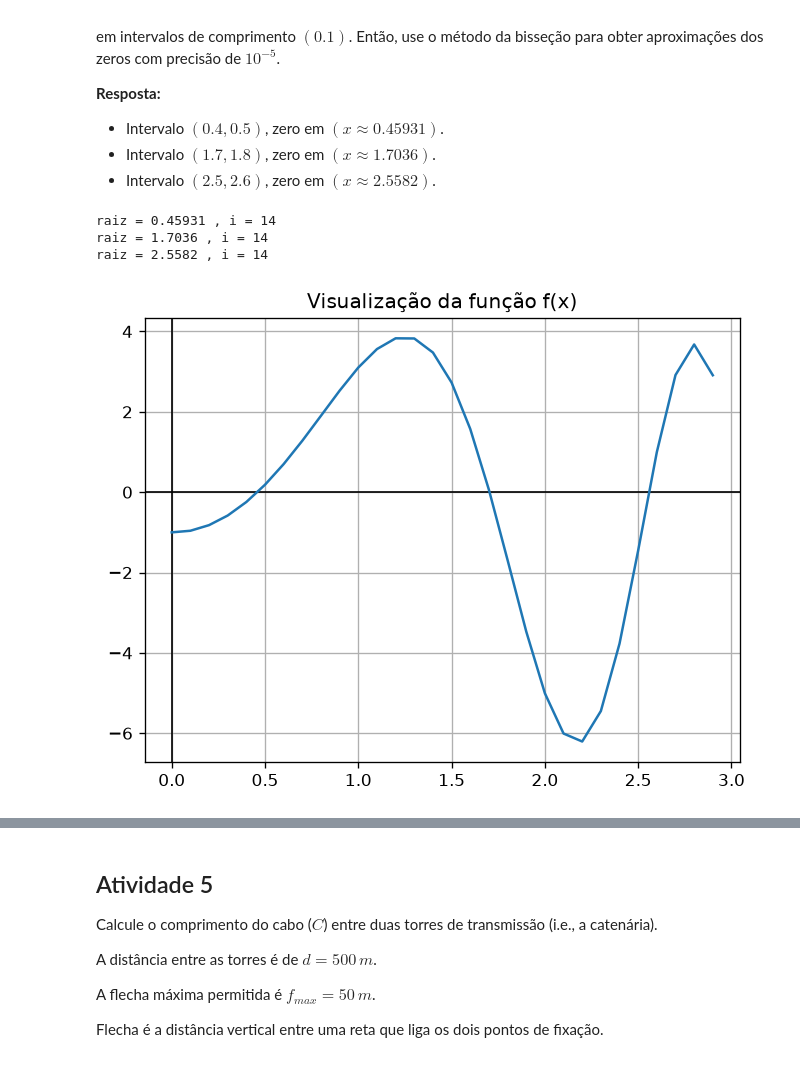
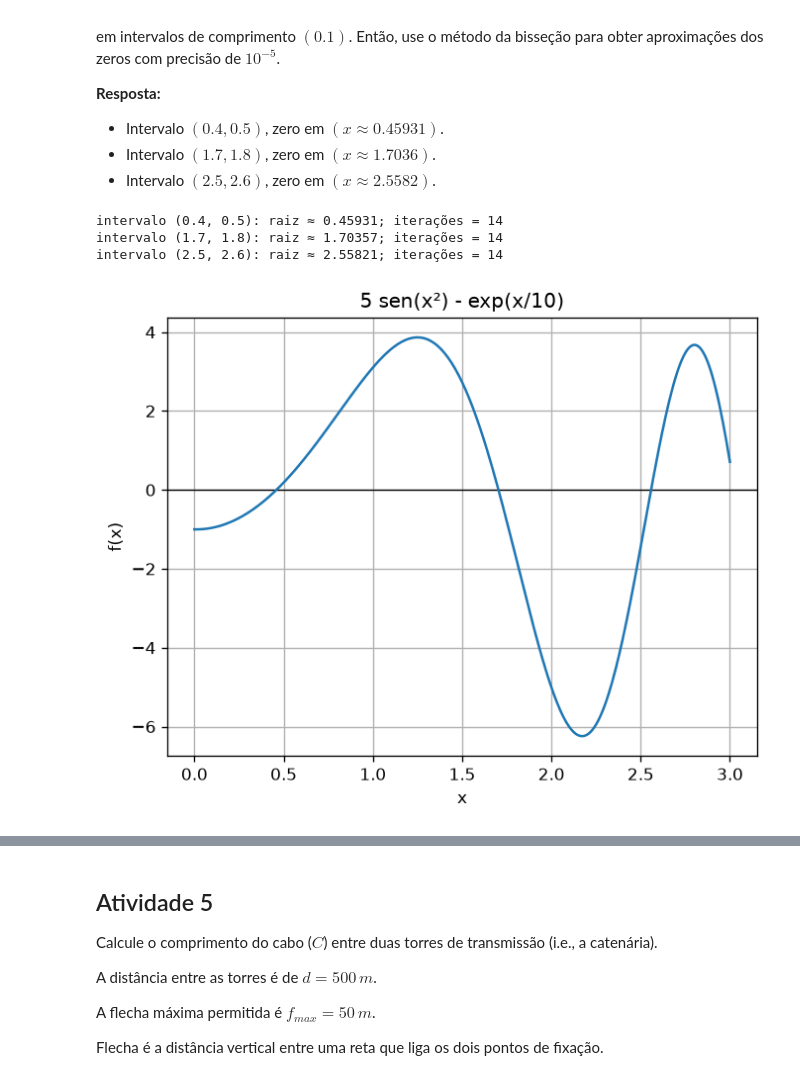
Before and after one commit to Ribeiro077/cnum, a Jupyter notebook: notebooks/semana4.ipynb, the cells around one changed output, grey strips where cells are left out. Saved outputs shown, nothing was run; the diff lists cells and outputs as text; code cells hidden in the pictures.

```diff
--- a/notebooks/semana4.ipynb
+++ b/notebooks/semana4.ipynb
@@ -166,39 +155,20 @@ em intervalos de comprimento $(0.1)$. Então, use o método da bisseção para o
 - Intervalo $(1.7, 1.8)$, zero em $(x \approx 1.7036)$.
 - Intervalo $(2.5, 2.6)$, zero em $(x \approx 2.5582)$.
 # %%
-def f3(x):
-    return (5 * np.sin(x**2)) - (np.exp(x / 10))
+def equation_three(x):
+    return 5*np.sin(x*x) - np.exp(x/10)
 
-def plot(f, xi, xf, d=0.1):
-    # Intervalo para plotar
-    x_vals = np.arange(xi, xf, d)
-    y_vals = f(x_vals)
 
-    plt.axhline(0, color="black", linewidth=1)  # eixo x
-    plt.axvline(0, color="black", linewidth=1)  # eixo y
-    plt.plot(x_vals, y_vals)
-    plt.grid(True)
-    plt.title("Visualização da função f(x)")
-
-    plt.show()
-    plt.close()
-
-def main():
-    plot(f3, 0, 3)
-    r, i = bissecao(f3, 0.4, 0.5, 1e-5)
-    print(f"raiz = {r:.5} , i = {i}")
-    r, i = bissecao(f3, 1.7, 1.8, 1e-5)
-    print(f"raiz = {r:.5} , i = {i}")
-    r, i = bissecao(f3, 2.5, 2.6, 1e-5)
-    print(f"raiz = {r:.5} , i = {i}")
-
-if __name__ == "__main__":
-    main()
+draw_interval(equation_three, 0, 3, step=0.01, title="5 sen(x²) - exp(x/10)")
+intervals = [(0.4, 0.5), (1.7, 1.8), (2.5, 2.6)]
+for start, stop in intervals:
+    root, iterations = bissecao(equation_three, start, stop, 1e-5, iter=100)
+    print(f"intervalo ({start}, {stop}): raiz ≈ {root:.5f}; iterações = {iterations}")
 # %% [output]
-raiz = 0.45931 , i = 14
-raiz = 1.7036 , i = 14
-raiz = 2.5582 , i = 14
+intervalo (0.4, 0.5): raiz ≈ 0.45931; iterações = 14
+intervalo (1.7, 1.8): raiz ≈ 1.70357; iterações = 14
+intervalo (2.5, 2.6): raiz ≈ 2.55821; iterações = 14
-[figure, old version]
+[figure, new version]
 # %% [markdown]
 ## Atividade 4
 O desenho abaixo mostra um circuito não linear envolvendo uma fonte de tensão constante, um diodo retificador e um resistor.
```
Also changed, not shown: parts of 5 cells of this notebook, 4 other files.
